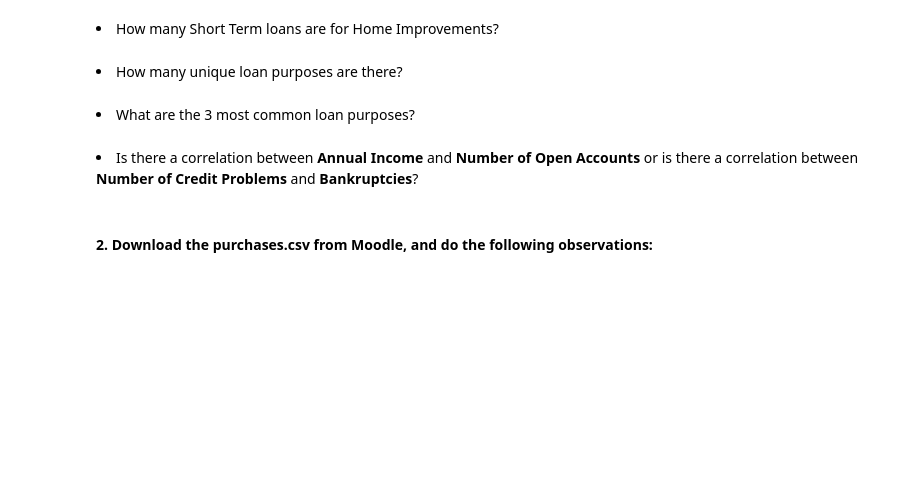
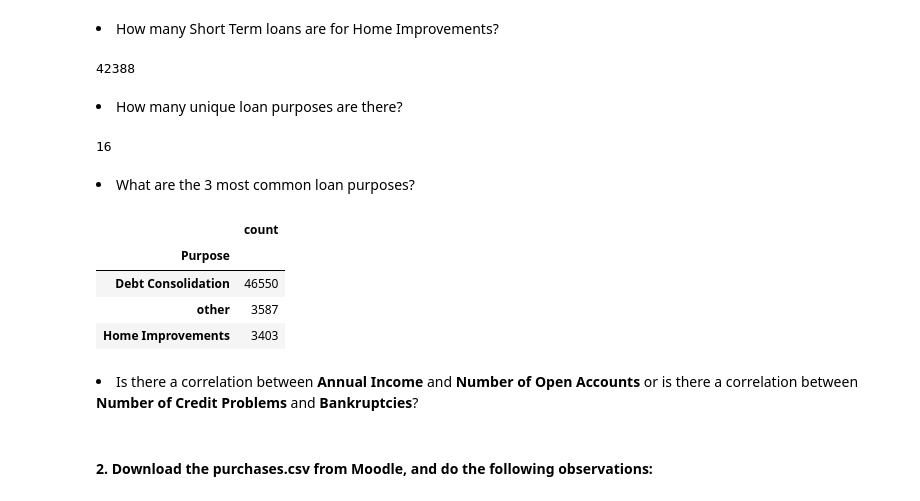
Before and after one commit to jtsillan/DataAnalytics, a Jupyter notebook: exercise_set_2/execise_set_2.ipynb, the cells around one changed output. Cells and saved outputs as stored; diff of their text form; code cells hidden in the pictures; blank space fills up the shorter version.

```diff
--- a/exercise_set_2/execise_set_2.ipynb
+++ b/exercise_set_2/execise_set_2.ipynb
@@ -73,11 +187,34 @@ You can return all of these exercises in a single Jupyter Notebook, if you wish.
+# %%
+# produce code that shows how many of the Short Term loans are for Home Improvements
+# Filter from column 'Term' all 'Short Term' values
+short_loans = df[df['Term'] == 'Short Term']
+# Filter all with 'Home Improvements' values in 'Purpose' column
+short_loans = short_loans['Purpose'] == 'Home Improvements'
+# Print row count of short loans data frame
+#short_loans.count()
+len(short_loans.index)
+# %% [output]
+42388
 # %% [markdown]
 <li>How many unique loan purposes are there?</li>
 # %%
 # produce code that shows how many unique loan purposes there are
+unique_loans = df['Purpose'].unique()
+len(unique_loans)
+# %% [output]
+16
 # %% [markdown]
 <li>What are the 3 most common loan purposes?</li>
 # %%
 # produce code that shows the 3 most common loan purposes
+loan_purposes = df['Purpose'].value_counts()
+loan_purposes.to_frame().head(3)
+# %% [output]
+|  | count |
+| Purpose |  |
+| Debt Consolidation | 46550 |
+| other | 3587 |
+| Home Improvements | 3403 |
 # %% [markdown]
 <li>Is there a correlation between <b>Annual Income</b> and <b>Number of Open Accounts</b> or is there a correlation between <b>Number of Credit Problems</b> and <b>Bankruptcies</b>?</li>
 # %%
```
Also changed, not shown: parts of 22 cells of this notebook, 2 other files.
